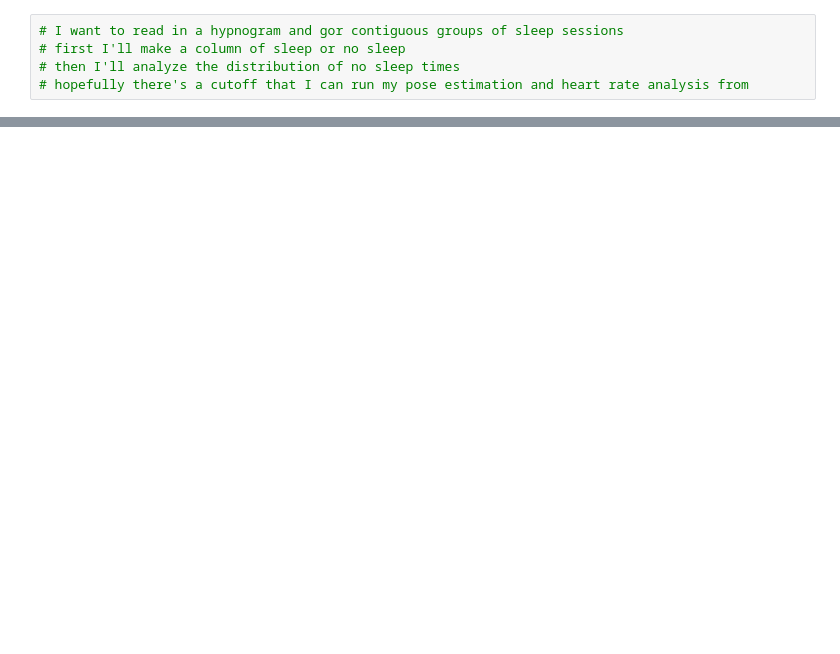
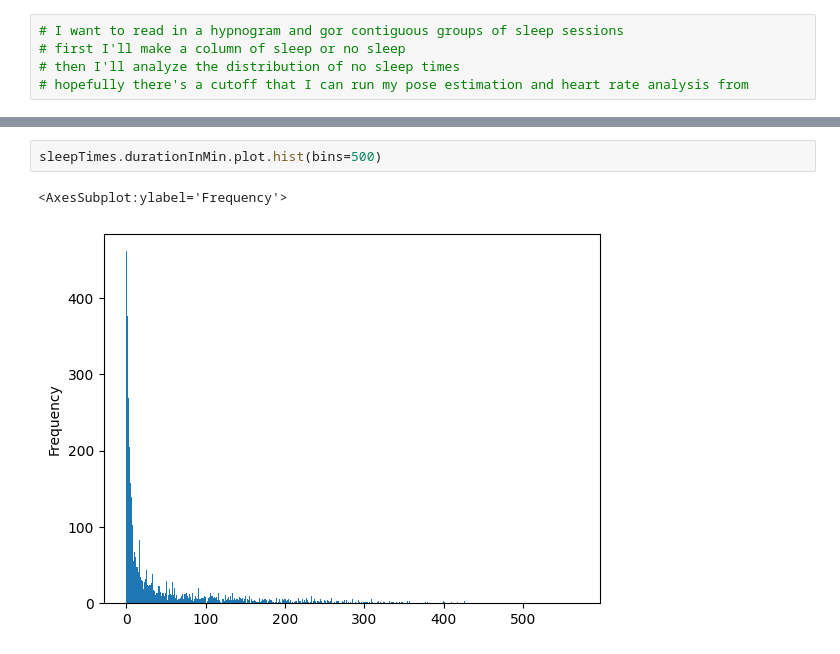
Before and after one commit to AbhikChowdhury6/dataImport, a Jupyter notebook: analyisis/groupingSleeps.ipynb, the cells around one changed output, grey strips where cells are left out. Cells and saved outputs as stored; diff of their text form; blank space fills up the shorter version.

```diff
--- a/analyisis/groupingSleeps.ipynb
+++ b/analyisis/groupingSleeps.ipynb
@@ -93,0 +138,5 @@ hypnoDF[['gStartDate', 'gEndDate']].drop_duplicates()
+# %%
+sleepTimes.durationInMin.plot.hist(bins=500)
+# %% [output]
+<AxesSubplot:ylabel='Frequency'>
+[figure, added]
```
Also changed, not shown: parts of 17 cells of this notebook.
